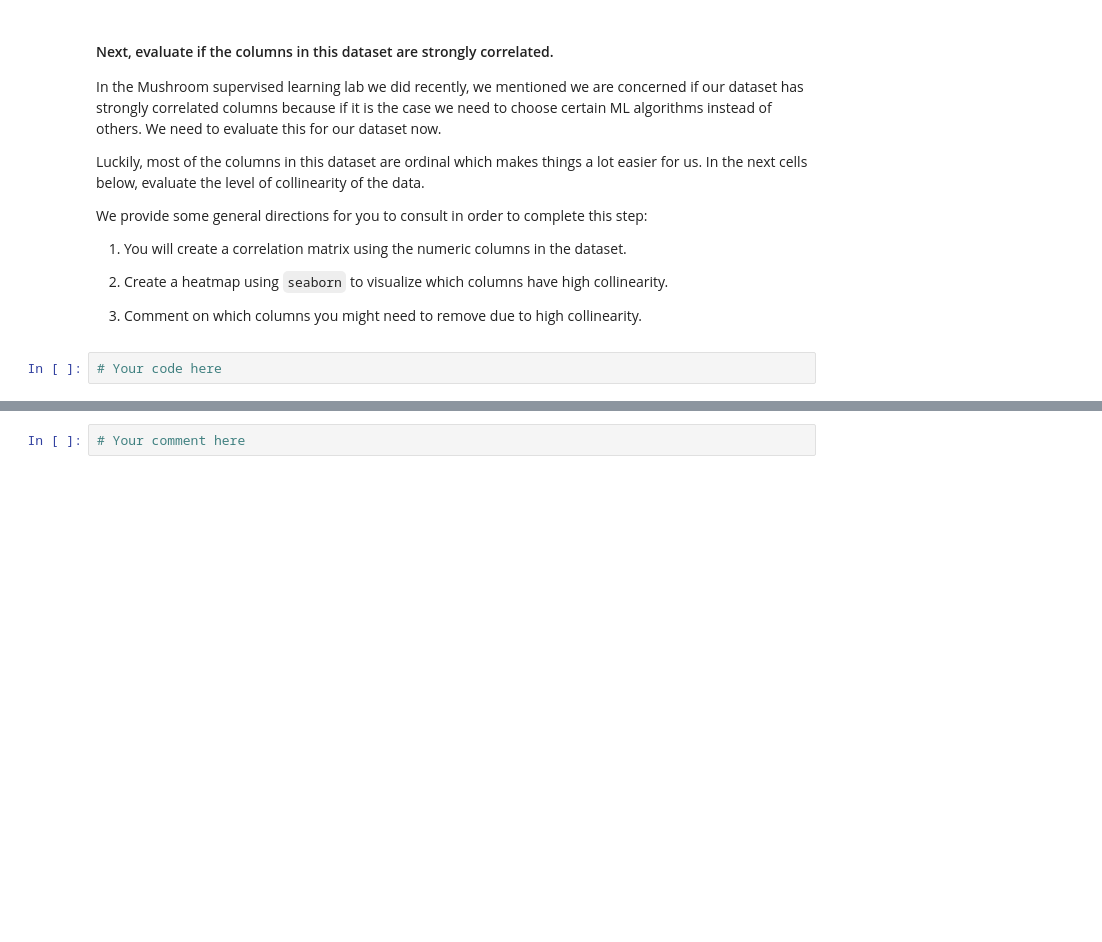
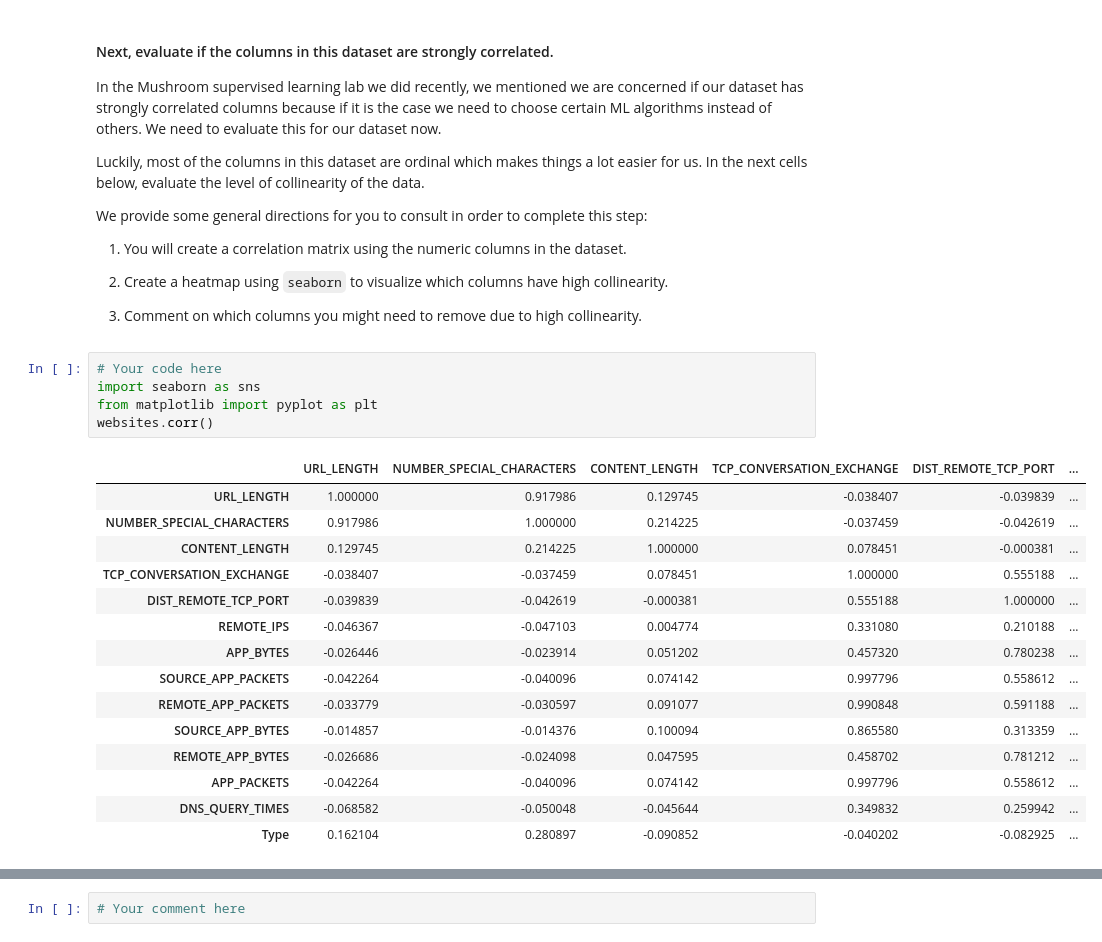
Before and after one commit to danielquer/data-pt-ber-08-20, a Jupyter notebook: Labs/module-3_labs/02_supervised-learning/01_lab-supervised-learning/your-code/main-dani.ipynb, the cells around one changed output, grey strips where cells are left out. Drawn from its saved outputs; the diff is of its cells as text; blank space fills up the shorter version.

```diff
--- a/Labs/module-3_labs/02_supervised-learning/01_lab-supervised-learning/your-code/main-dani.ipynb
+++ b/Labs/module-3_labs/02_supervised-learning/01_lab-supervised-learning/your-code/main-dani.ipynb
@@ -154,5 +132,24 @@ We provide some general directions for you to consult in order to complete this
 1. Create a heatmap using `seaborn` to visualize which columns have high collinearity.
 
 1. Comment on which columns you might need to remove due to high collinearity.
-# %%
-# Your code here
+# %%
+# Your code here
+import seaborn as sns
+from matplotlib import pyplot as plt
+websites.corr()
+# %% [output]
+|  | URL_LENGTH | NUMBER_SPECIAL_CHARACTERS | CONTENT_LENGTH | TCP_CONVERSATION_EXCHANGE | DIST_REMOTE_TCP_PORT | ... |
+| URL_LENGTH | 1.000000 | 0.917986 | 0.129745 | -0.038407 | -0.039839 | ... |
+| NUMBER_SPECIAL_CHARACTERS | 0.917986 | 1.000000 | 0.214225 | -0.037459 | -0.042619 | ... |
+| CONTENT_LENGTH | 0.129745 | 0.214225 | 1.000000 | 0.078451 | -0.000381 | ... |
+| TCP_CONVERSATION_EXCHANGE | -0.038407 | -0.037459 | 0.078451 | 1.000000 | 0.555188 | ... |
+| DIST_REMOTE_TCP_PORT | -0.039839 | -0.042619 | -0.000381 | 0.555188 | 1.000000 | ... |
+| REMOTE_IPS | -0.046367 | -0.047103 | 0.004774 | 0.331080 | 0.210188 | ... |
+| APP_BYTES | -0.026446 | -0.023914 | 0.051202 | 0.457320 | 0.780238 | ... |
+| SOURCE_APP_PACKETS | -0.042264 | -0.040096 | 0.074142 | 0.997796 | 0.558612 | ... |
+| REMOTE_APP_PACKETS | -0.033779 | -0.030597 | 0.091077 | 0.990848 | 0.591188 | ... |
+| SOURCE_APP_BYTES | -0.014857 | -0.014376 | 0.100094 | 0.865580 | 0.313359 | ... |
+| REMOTE_APP_BYTES | -0.026686 | -0.024098 | 0.047595 | 0.458702 | 0.781212 | ... |
+| APP_PACKETS | -0.042264 | -0.040096 | 0.074142 | 0.997796 | 0.558612 | ... |
+| DNS_QUERY_TIMES | -0.068582 | -0.050048 | -0.045644 | 0.349832 | 0.259942 | ... |
+| Type | 0.162104 | 0.280897 | -0.090852 | -0.040202 | -0.082925 | ... |
```
Also changed, not shown: parts of 54 cells of this notebook.
